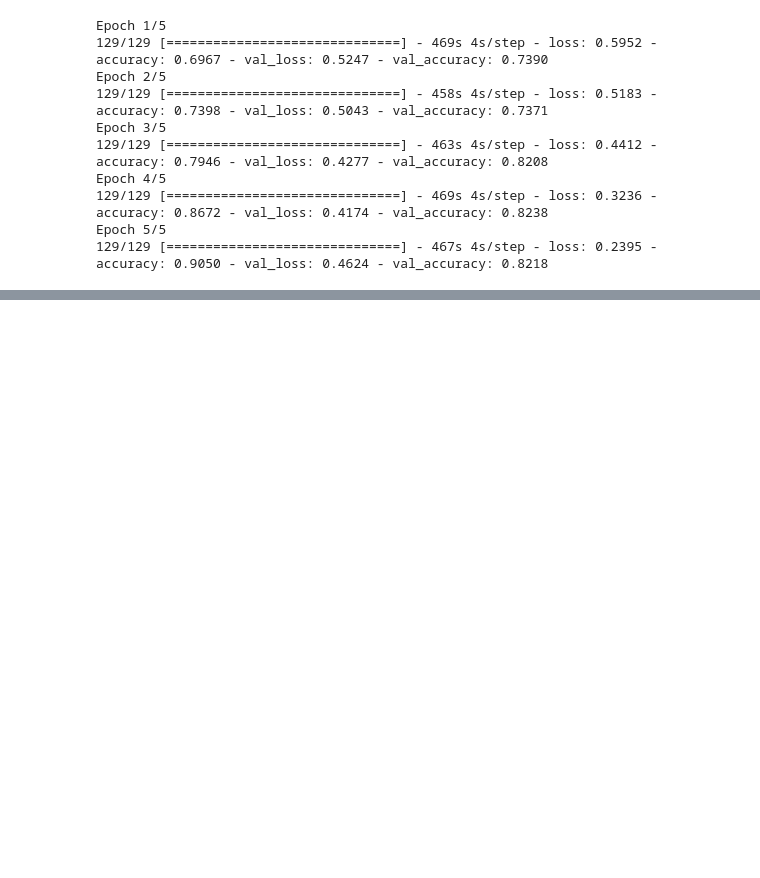
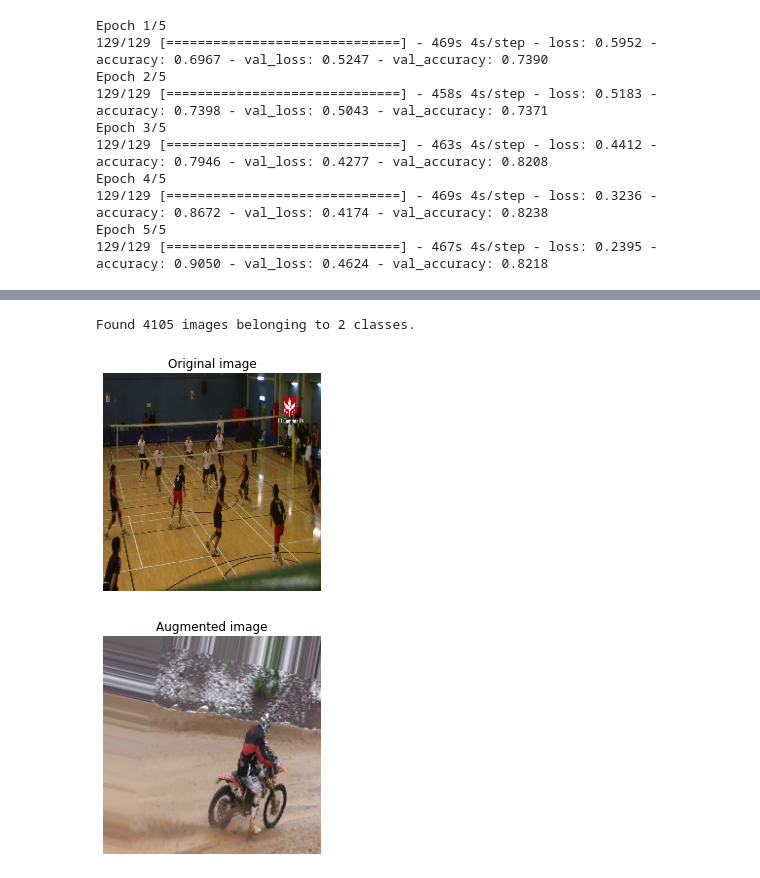
Before and after one commit to blazingbhavneek/data-exploration-and-ml, a Jupyter notebook: Binary_Image_Classifier_by_Bhavneek.ipynb, the cells around one changed output, grey strips where cells are left out. Drawn from its saved outputs; the diff is of its cells as text; code cells hidden in the pictures; blank space fills up the shorter version.

```diff
--- a/Binary_Image_Classifier_by_Bhavneek.ipynb
+++ b/Binary_Image_Classifier_by_Bhavneek.ipynb
@@ -138,0 +171,30 @@ Epoch 5/5
+# %%
+train_datagen_augmented = ImageDataGenerator(rescale=1/255.,
+                                             rotation_range=-20,
+                                             shear_range=0.2,
+                                             zoom_range=0.2,
+                                             width_shift_range=0.2,
+                                             height_shift_range=0.2,
+                                             horizontal_flip=True)
+# %%
+train_data_augmented = train_datagen_augmented.flow_from_directory(train_dir,
+                                                                   target_size=(224, 224),
+                                                                   batch_size=32,
+                                                                   class_mode='binary')
+# %% [output]
+Found 4105 images belonging to 2 classes.
+# %%
+images, labels = train_data.next()
+augmented_images, augmented_labels = train_data_augmented.next() # Note: labels aren't augmented, they stay the same
+
+random_number = random.randint(0, 32) # we're making batches of size 32, so we'll get a random instance
+plt.imshow(images[random_number])
+plt.title(f"Original image")
+plt.axis(False)
+plt.figure()
+plt.imshow(augmented_images[random_number])
+plt.title(f"Augmented image")
+plt.axis(False);
+# %% [output]
+[figure, added]
+[figure, added]
```
Also changed, not shown: parts of 27 cells of this notebook.
